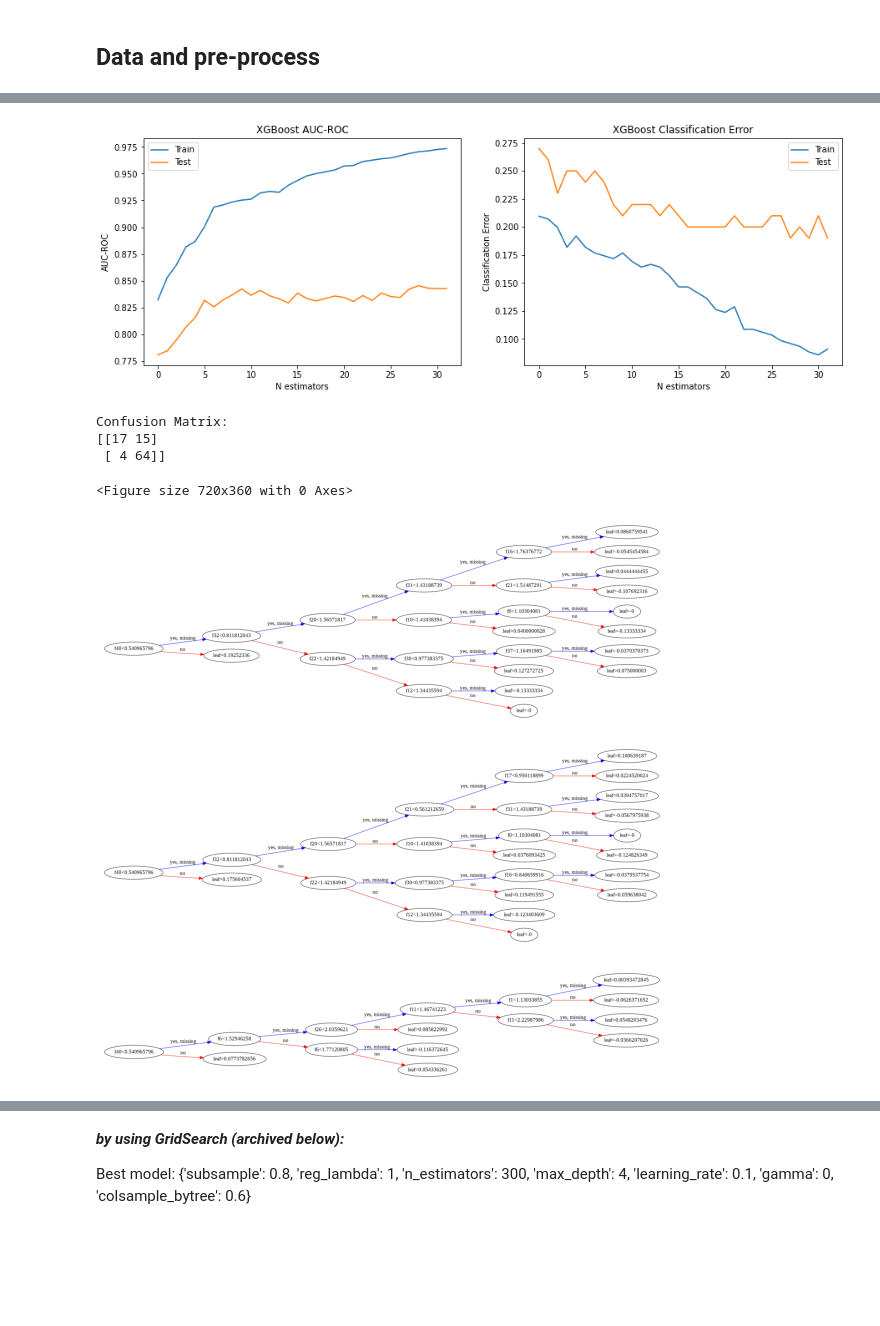
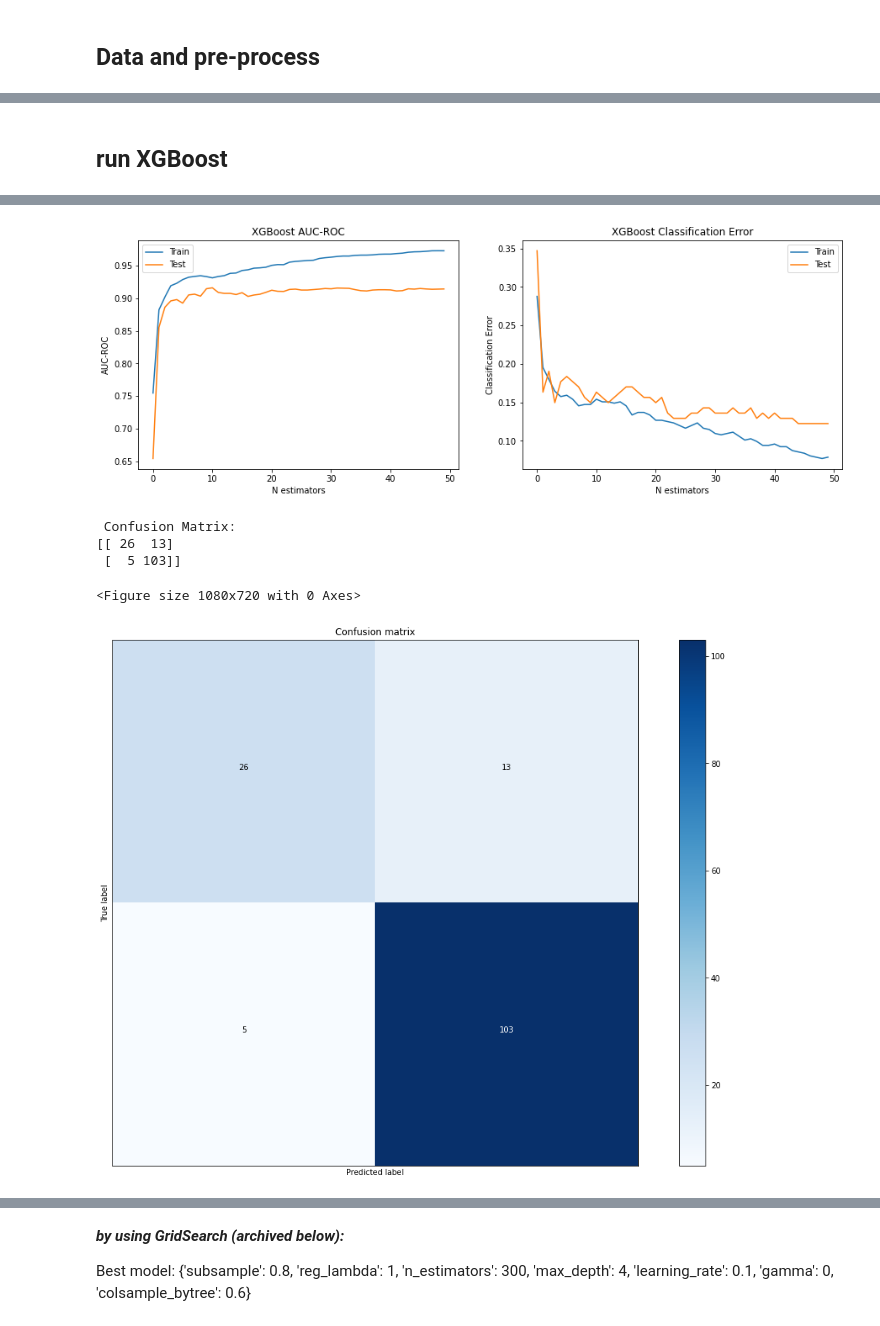
Before and after one commit to etgins/Mice_ASD_Diagnosis, a Jupyter notebook: final_classification.ipynb, the cells around one changed output, grey strips where cells are left out. Saved outputs shown, nothing was run; the diff lists cells and outputs as text; code cells hidden in the pictures; blank space fills up the shorter version.

```diff
--- a/final_classification.ipynb
+++ b/final_classification.ipynb
@@ -83,38 +122,33 @@ FULL EXAMPLE FROM SOURCE 1
+# %% [markdown]
+run XGBoost
+---
 # %%
-# FULL EXAMPLE FROM SOURCE 1 AS IS
-#---------------------------------------------------------
 seed = 100
-# the only step necessary to be done outside of pipeline
-# convert the target column to categorical
-# col = pd.Categorical(y)
-# y = pd.Series(col.codes)
-# validate the preprocessing pipeline by passing data through it
 
-# clean_X = preprocessing_pipeline.fit_transform(X)
-# clean_X_df = pd.DataFrame(clean_X, columns=X.columns)
 # split the clean_X into train and test sets
-# X_train, X_test, y_train, y_test = train_test_split(dataset, y, test_size=0.20, random_state=seed, shuffle=True, stratify=y)
-X_train, X_test, y_train, y_test = train_test_split(X_scaled, y, test_size=0.2, random_state=seed, shuffle=True)
+X_train, X_test, y_train, y_test = train_test_split(X, y, test_size=0.2, random_state=seed, shuffle=True)
 
 import time
 from xgboost import XGBClassifier
-# create a default XGBoost classifier
-model = XGBClassifier(n_estimators=32, random_state=seed,learning_rate=0.1, max_depth=5, objective='binary:logistic', booster='gbtree', feval='rmsle')
-# 81: n_estimators=32, random_state=seed,learning_rate=0.1, max_depth=5
-
+# create an XGBoost classifier
+model = XGBClassifier(n_estimators=50, random_state=seed, learning_rate=0.1, max_depth=5, objective='binary:logistic', booster='gbtree', feval='rmsle',
+                      subsample= 1, reg_lambda = 1.5, gamma = 0.3, reg_alpha = 0.05, min_child_weight = 1, scale_pos_weight = 1, colsample_bytree = 0.6)
+# ARCHIVE: 87% accuracy was reached with: (n_estimators=50, random_state=seed, learning_rate=0.1, max_depth=5, objective='binary:logistic', booster='gbtree', feval='rmsle',
+                      # subsample= 1, reg_lambda = 1.5, gamma = 0.3, reg_alpha = 0.05, min_child_weight = 1, scale_pos_weight = 1, colsample_bytree = 0.6)
 
 # define the eval set and metric
 eval_set = [(X_train, y_train), (X_test, y_test)]
 eval_metric = ["auc","error"]
+
 # fit the model
-# %time
+%time
 model.fit(X_train, y_train, eval_metric=eval_metric, eval_set=eval_set, verbose=False)
 
 
 
 from sklearn.metrics import accuracy_score
 from sklearn.metrics import classification_report
-# final model assessment
+# model assessment
 pred_train = model.predict(X_train)
 print('Train Accuracy: ', accuracy_score(y_train, pred_train))
 
@@ -126,22 +160,17 @@ print(classification_report(y_test,pred_test,zero_division=0))
 
 
 
-# CHECK ACCURACY BY HAND TO BE SURE:
-# print('calculate accuracy by hand - not from example:', '\n')
-accuracy_vec = pred_test == y_test
-print('accuracy vec: ', accuracy_vec, 'true labels: ', y_test)
-# num = accuracy_vec.sum()
-# print('num = ', num)
-# den = len(accuracy_vec)
-# print('den = ', den)
-# print('by-hand accuracy is:', np.round(accuracy_vec.sum()/len(accuracy_vec)), 3)
+# CHECK ACCURACY MANUALLY TO BE SURE AND LOOK AT SOME RESULTS:
+# print('calculate accuracy manually:', '\n')
+# print('accuracy vec: ', accuracy_vec, 'true labels: ', y_test)
+# train_accuracy_vec = pred_train == y_train
+# test_accuracy_vec = pred_test == y_test
+# print('train test accuracy is:', np.round(train_accuracy_vec.sum()/len(train_accuracy_vec), 3))
+# print('manual test accuracy is:', np.round(test_accuracy_vec.sum()/len(test_accuracy_vec), 3))
 
 
 
-
-
-
-# retrieve performance metrics
+# retrieve performance metrics and plot AUC-ROC and classification error
 results = model.evals_result()
 epochs = len(results['validation_0']['error'])
 x_axis = range(0, epochs)
@@ -163,17 +192,20 @@ ax[1].set_xlabel('N estimators')
 plt.show()
 plt.tight_layout()
 
-
+# show confusion matrix
 from sklearn.metrics import confusion_matrix
-print('\nConfusion Matrix:')
+print('\n Confusion Matrix:')
 print(confusion_matrix(y_test,pred_test))
-#---------------------------------------------------------
+plot_confusion_matrix(confusion_matrix(y_test,pred_test))
 
 
+
+# plot specific trees
 plt.rcParams['figure.figsize'] = [15, 10]
-xgb.plot_tree(model,num_trees=0, rankdir='LR')
-xgb.plot_tree(model,num_trees=1, rankdir='LR')
-xgb.plot_tree(model,num_trees=31, rankdir='LR')
+# xgb.plot_tree(model,num_trees=0, rankdir='LR')
+# xgb.plot_tree(model,num_trees=1, rankdir='LR')
+# xgb.plot_tree(model,num_trees=31, rankdir='LR')
+
 
 # SAVE MODEL TO FILE
 import pickle
@@ -202,9 +230,7 @@ Name: 41, Length: 100, dtype: float64
-[figure, old version]
+[figure, new version]
-Confusion Matrix:
-[[17 15]
- [ 4 64]]
+ Confusion Matrix:
+[[ 26  13]
+ [  5 103]]
-<Figure size 720x360 with 0 Axes>
+<Figure size 1080x720 with 0 Axes>
-[figure, old version]
+[figure, new version]
-[figure, removed]
-[figure, removed]
 # %%
```
Also changed, not shown: parts of 11 cells of this notebook.
